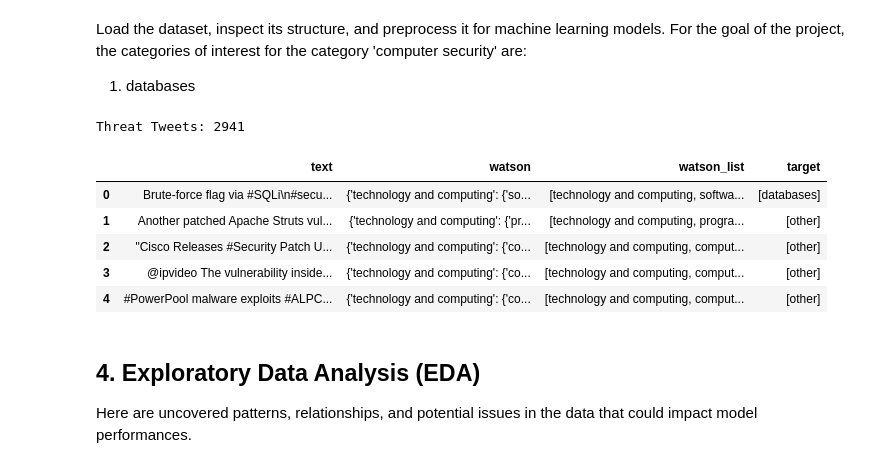
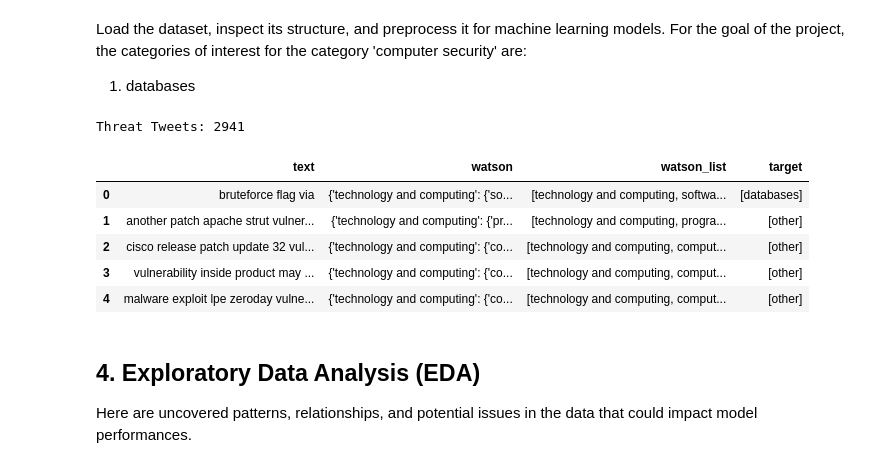
Before and after one commit to IrfEazy/msc-thesis, a Jupyter notebook: MultiLabelClassificationSoftware.ipynb, the cells around one changed output. Drawn from its saved outputs; the diff is of its cells as text; code cells hidden in the pictures.

```diff
--- a/MultiLabelClassificationSoftware.ipynb
+++ b/MultiLabelClassificationSoftware.ipynb
@@ -134,38 +155,42 @@ For the goal of the project, the categories of interest for the category 'comput
 # %%
 threat_tweets = (
     pd.read_csv(filepath_or_buffer=THREAT_TWEETS_CSV)
     .assign(
         tweet=lambda df: df['tweet'].apply(func=ast.literal_eval),
         watson=lambda df: df['watson'].apply(func=ast.literal_eval)
         .apply(func=lambda x: x.get('categories', []))
         .apply(func=build_tree),
         watson_list=lambda df: df['watson'].apply(func=extract_keys),
         target=lambda df: df['watson_list'].apply(func=map_targets, args=(FIX_TARGETS,))
     )
     .query(expr='relevant == True')
     .drop(labels=[
         'relevant', '_id', 'date',
         'id', 'tweet', 'type',
         'annotation', 'urls', 'destination_url',
         'valid_certificate'
     ], axis=1)
     .dropna(subset=['text'], ignore_index=True)
 )
+threat_tweets['text'] = [replace_text_components(t) for t in threat_tweets['text']]
+threat_tweets['text'] = [clean_text(t) for t in threat_tweets['text']]
+threat_tweets['text'] = [lemmatize_text(t) for t in threat_tweets['text']]
+threat_tweets['text'] = [remove_stopwords(t) for t in threat_tweets['text']]
 
 threat_tweets = threat_tweets[
     threat_tweets["watson_list"].apply(lambda x: ' '.join(MODEL_LEVEL.split(sep='_')) in x)
 ].reset_index(drop=True)
 
 print(f"Threat Tweets: {len(threat_tweets)}")
 threat_tweets.head()
 # %% [output]
 Threat Tweets: 2941
 |  | text | watson | watson_list | target |
-| 0 | Brute-force flag via #SQLi\n#secu... | {'technology and computing': {'so... | [technology and computing, softwa... | [databases] |
-| 1 | Another patched Apache Struts vul... | {'technology and computing': {'pr... | [technology and computing, progra... | [other] |
-| 2 | "Cisco Releases #Security Patch U... | {'technology and computing': {'co... | [technology and computing, comput... | [other] |
-| 3 | @ipvideo The vulnerability inside... | {'technology and computing': {'co... | [technology and computing, comput... | [other] |
-| 4 | #PowerPool malware exploits #ALPC... | {'technology and computing': {'co... | [technology and computing, comput... | [other] |
+| 0 | bruteforce flag via | {'technology and computing': {'so... | [technology and computing, softwa... | [databases] |
+| 1 | another patch apache strut vulner... | {'technology and computing': {'pr... | [technology and computing, progra... | [other] |
+| 2 | cisco release patch update 32 vul... | {'technology and computing': {'co... | [technology and computing, comput... | [other] |
+| 3 | vulnerability inside product may ... | {'technology and computing': {'co... | [technology and computing, comput... | [other] |
+| 4 | malware exploit lpe zeroday vulne... | {'technology and computing': {'co... | [technology and computing, comput... | [other] |
 # %% [markdown]
 ## 4. Exploratory Data Analysis (EDA)
 Here are uncovered patterns, relationships, and potential issues in the data that could impact model performances.
```
Also changed, not shown: parts of 23 cells of this notebook, 1 other file.
